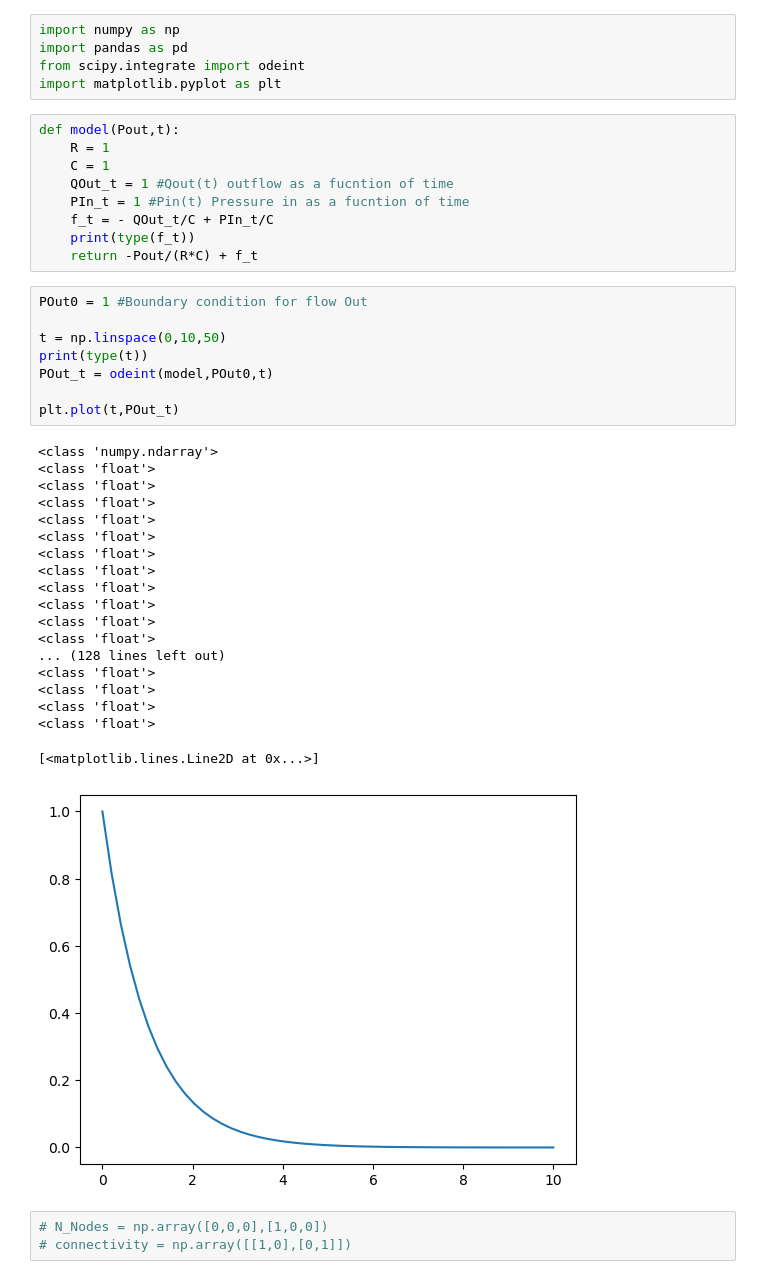
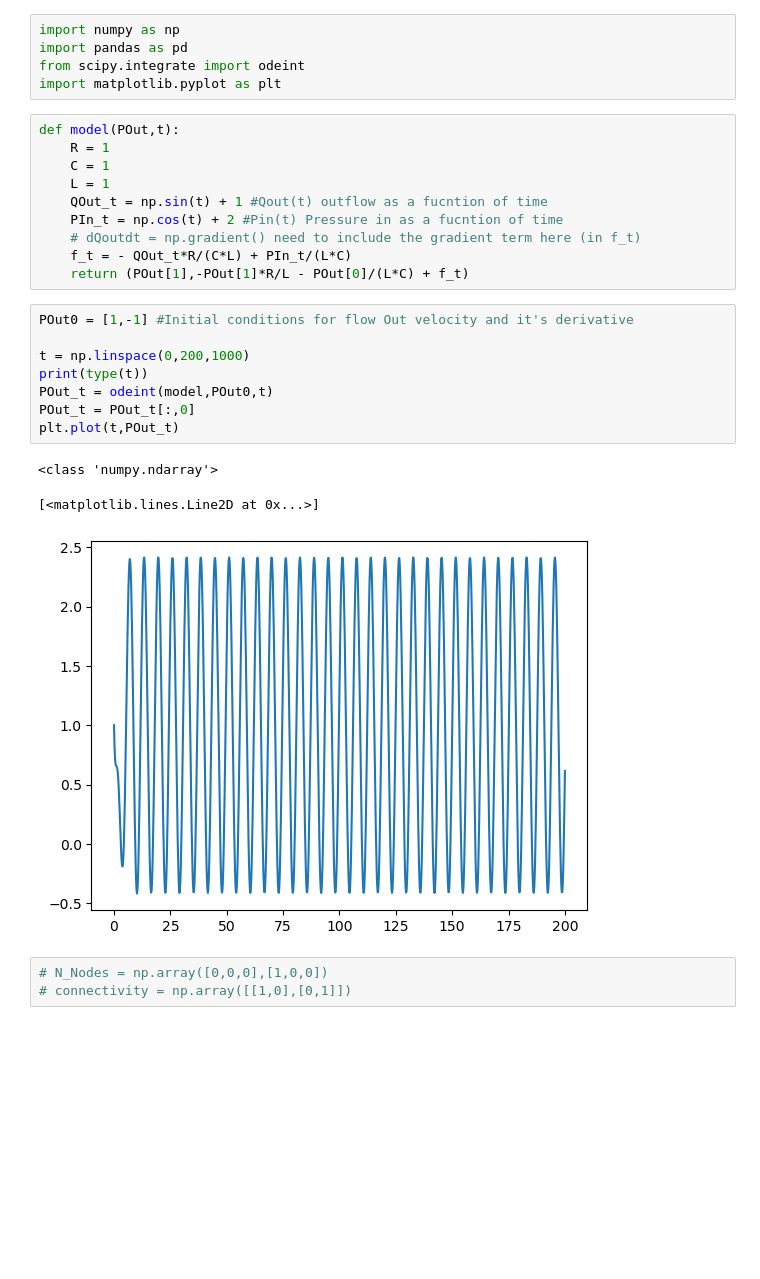
Before and after one commit to willgreenough/ZeroD_Solver, a Jupyter notebook: MCA_Solver.ipynb, the cells around one changed output. Drawn from its saved outputs; the diff is of its cells as text; blank space fills up the shorter version.

```diff
--- a/MCA_Solver.ipynb
+++ b/MCA_Solver.ipynb
@@ -4,42 +4,27 @@ import pandas as pd
 from scipy.integrate import odeint
 import matplotlib.pyplot as plt
 # %%
-def model(Pout,t):
+def model(POut,t):
     R = 1
     C = 1
-    QOut_t = 1 #Qout(t) outflow as a fucntion of time
-    PIn_t = 1 #Pin(t) Pressure in as a fucntion of time
-    f_t = - QOut_t/C + PIn_t/C
-    print(type(f_t))
-    return -Pout/(R*C) + f_t
+    L = 1
+    QOut_t = np.sin(t) + 1 #Qout(t) outflow as a fucntion of time
+    PIn_t = np.cos(t) + 2 #Pin(t) Pressure in as a fucntion of time
+    # dQoutdt = np.gradient() need to include the gradient term here (in f_t)
+    f_t = - QOut_t*R/(C*L) + PIn_t/(L*C)
+    return (POut[1],-POut[1]*R/L - POut[0]/(L*C) + f_t)
 # %%
-POut0 = 1 #Boundary condition for flow Out
+POut0 = [1,-1] #Initial conditions for flow Out velocity and it's derivative
 
-t = np.linspace(0,10,50)
+t = np.linspace(0,200,1000)
 print(type(t))
 POut_t = odeint(model,POut0,t)
-
+POut_t = POut_t[:,0]
 plt.plot(t,POut_t)
 # %% [output]
 <class 'numpy.ndarray'>
-<class 'float'>
-<class 'float'>
-<class 'float'>
-<class 'float'>
-<class 'float'>
-<class 'float'>
-<class 'float'>
-<class 'float'>
-<class 'float'>
-<class 'float'>
-<class 'float'>
-... (128 lines left out)
-<class 'float'>
-<class 'float'>
-<class 'float'>
-<class 'float'>
 [<matplotlib.lines.Line2D at 0x...>]
-[figure, old version]
+[figure, new version]
 # %%
 # N_Nodes = np.array([0,0,0],[1,0,0])
 # connectivity = np.array([[1,0],[0,1]])
```
